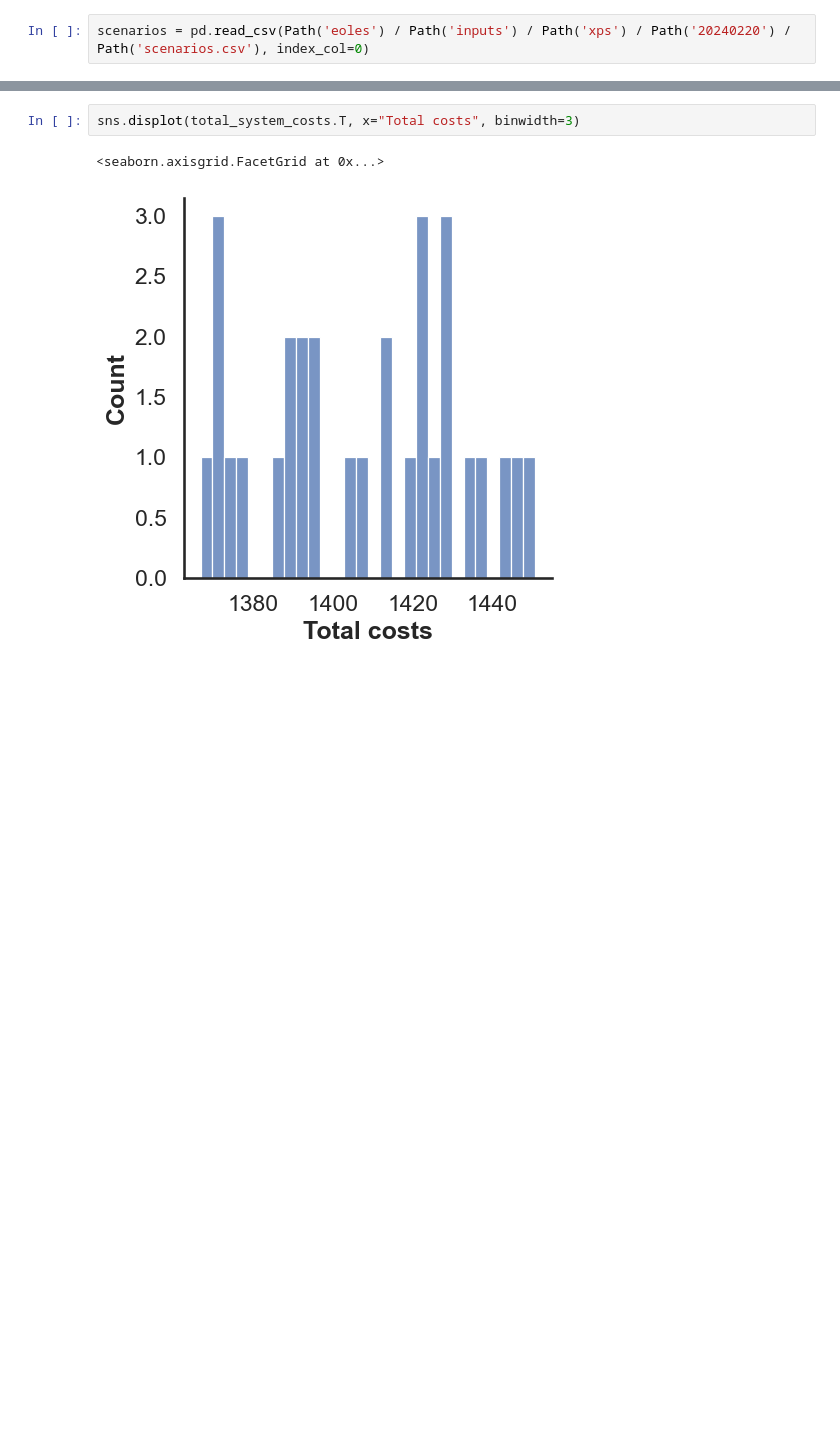
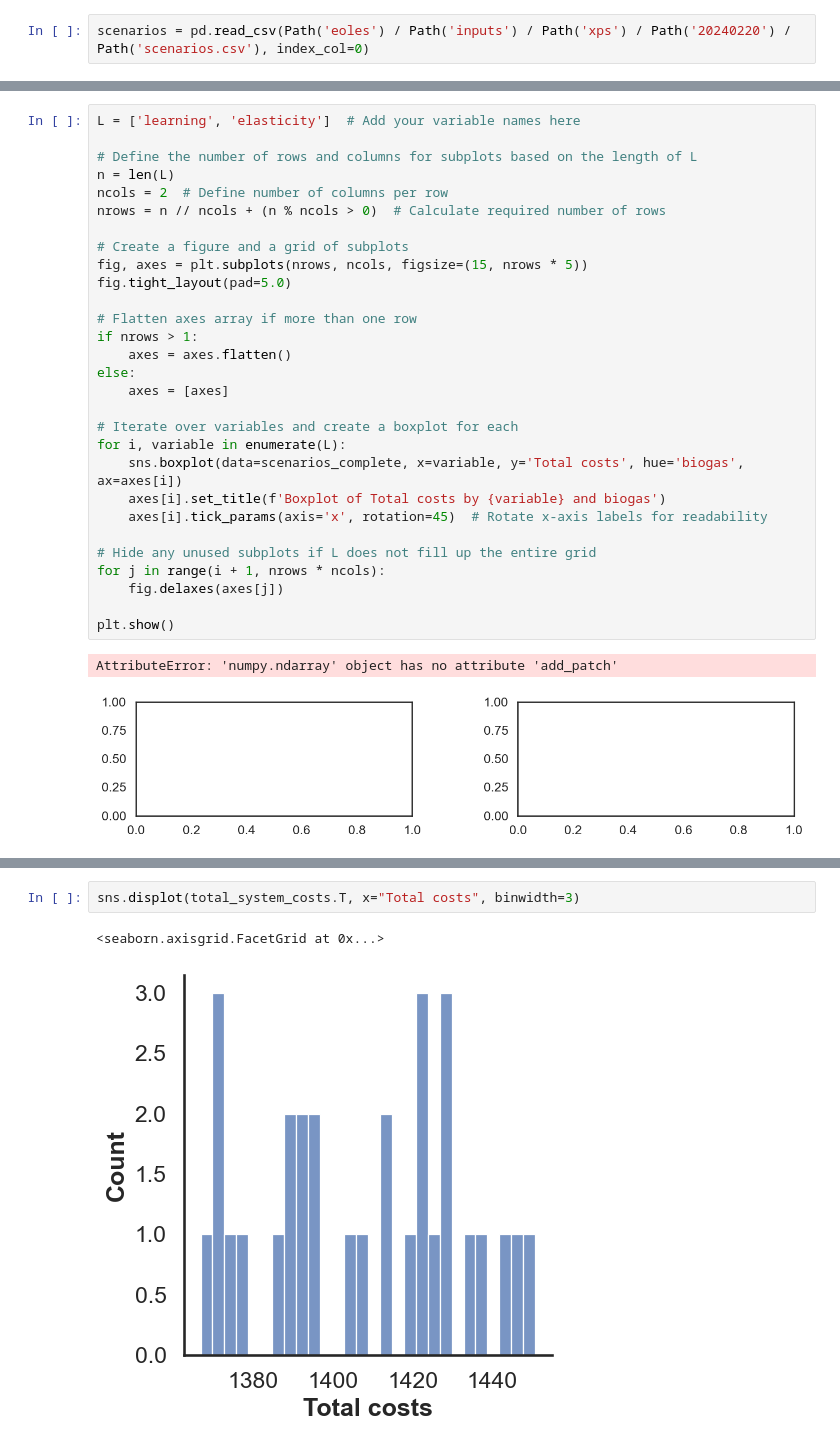
Before and after one commit to CIRED/EOLES-Coupling, a Jupyter notebook: analysis_xps_ban.ipynb, the cells around one changed output, grey strips where cells are left out. Cells and saved outputs as stored; diff of their text form; blank space fills up the shorter version.

```diff
--- a/analysis_xps_ban.ipynb
+++ b/analysis_xps_ban.ipynb
@@ -60,0 +40,32 @@ total_system_costs.shape
+# %%
+L = ['learning', 'elasticity']  # Add your variable names here
+
+# Define the number of rows and columns for subplots based on the length of L
+n = len(L)
+ncols = 2  # Define number of columns per row
+nrows = n // ncols + (n % ncols > 0)  # Calculate required number of rows
+
+# Create a figure and a grid of subplots
+fig, axes = plt.subplots(nrows, ncols, figsize=(15, nrows * 5))
+fig.tight_layout(pad=5.0)
+
+# Flatten axes array if more than one row
+if nrows > 1:
+    axes = axes.flatten()
+else:
+    axes = [axes]
+
+# Iterate over variables and create a boxplot for each
+for i, variable in enumerate(L):
+    sns.boxplot(data=scenarios_complete, x=variable, y='Total costs', hue='biogas', ax=axes[i])
+    axes[i].set_title(f'Boxplot of Total costs by {variable} and biogas')
+    axes[i].tick_params(axis='x', rotation=45)  # Rotate x-axis labels for readability
+
+# Hide any unused subplots if L does not fill up the entire grid
+for j in range(i + 1, nrows * ncols):
+    fig.delaxes(axes[j])
+
+plt.show()
+# %% [output]
+AttributeError: 'numpy.ndarray' object has no attribute 'add_patch'
+[figure, added]
```
Also changed, not shown: parts of 18 cells of this notebook, 1 other file.
